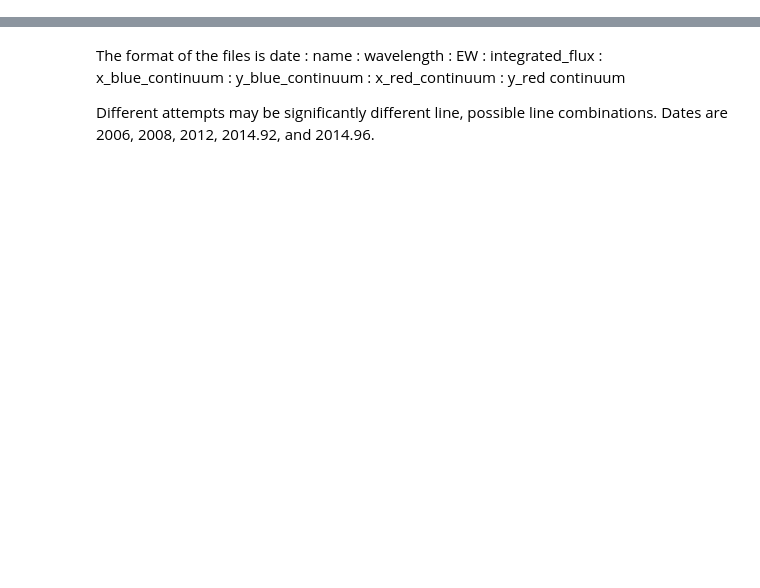
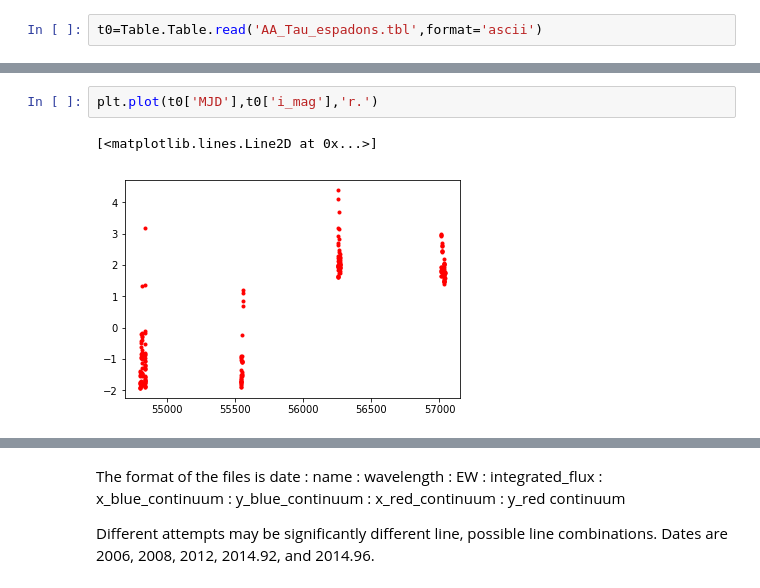
Before and after one commit to krislars/AA_Tau_Covey, a Jupyter notebook: AATau veiling.ipynb, the cells around one changed output, grey strips where cells are left out. Cells and saved outputs as stored; diff of their text form; blank space fills up the shorter version.

Commit message:
Veiling, AAS poster and espadons

```diff
--- a/AATau veiling.ipynb
+++ b/AATau veiling.ipynb
@@ -64,0 +134,2 @@ $$
+# %%
+t0=Table.Table.read('AA_Tau_espadons.tbl',format='ascii')
@@ -64,0 +187,5 @@ $$
+# %%
+plt.plot(t0['MJD'],t0['i_mag'],'r.')
+# %% [output]
+[<matplotlib.lines.Line2D at 0x...>]
+[figure, added]
```
Also changed, not shown: parts of 62 cells of this notebook, 2 other files.
